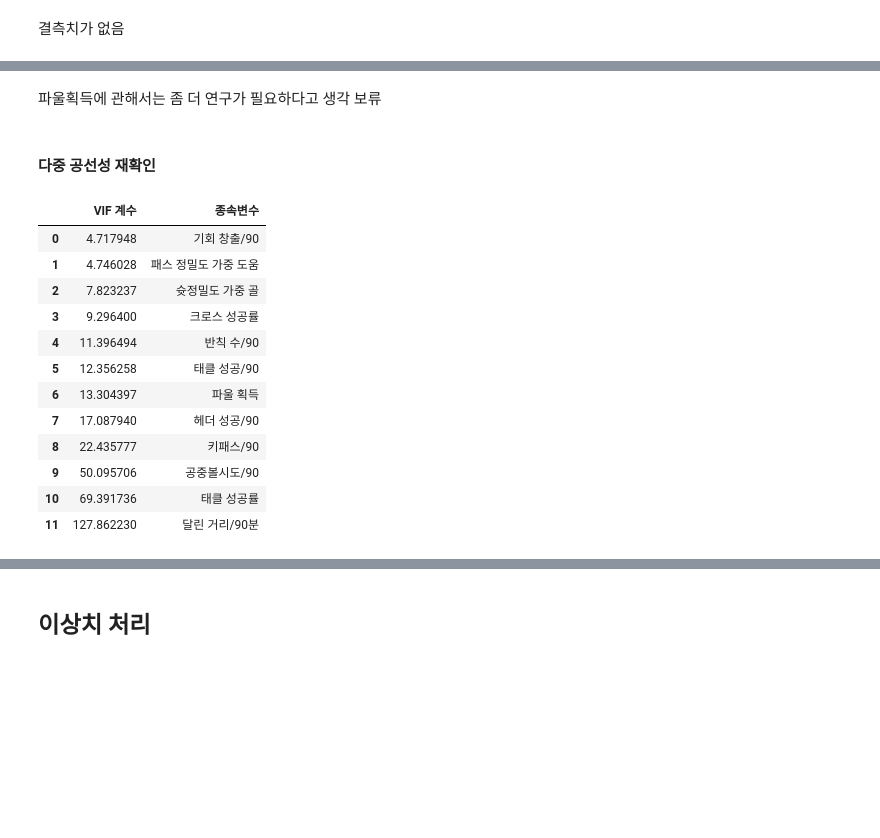
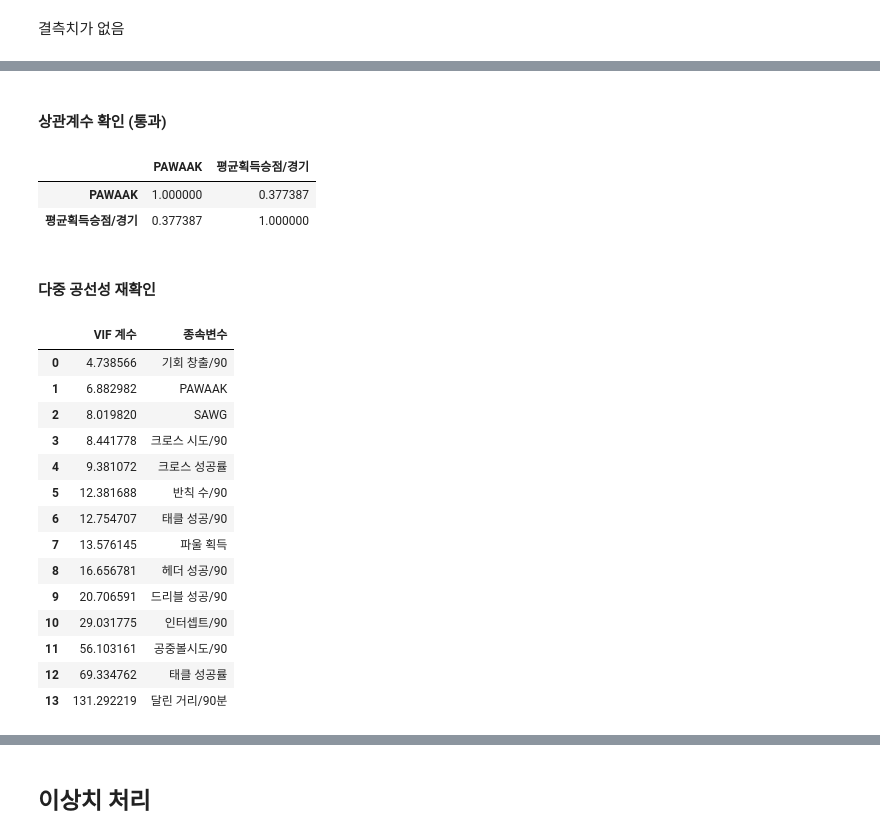
Before and after one commit to YongJaeJung/FM_DA_Project, a Jupyter notebook: 03.표준획득승점 선형회귀-tensorflow-공격수.ipynb, the cells around one changed output, grey strips where cells are left out. Drawn from its saved outputs; the diff is of its cells as text; code cells hidden in the pictures; blank space fills up the shorter version.

```diff
--- a/03.표준획득승점 선형회귀-tensorflow-공격수.ipynb
+++ b/03.표준획득승점 선형회귀-tensorflow-공격수.ipynb
@@ -293,17 +327,0 @@ this_vif
-# %%
-independent_value = independent_value - {'드리블 성공/90','크로스 시도/90','인터셉트/90'}
-
-# 상관계수의 절대값이 0.7 이상인것들
-high_corr_list = []
-feature_comb = list(combinations(independent_value,2))
-corr_dict_pair = {}
-
-# 골,도움 같은 변수는 범주형 자료이므로 스피어만 상관계수 사용
-for a,b in feature_comb:
-    spearmann = spearmanr(forward_df[[a,b]])
-    corr_dict_pair[f'{a} / {b}'] = (spearmann[0],spearmann[1],spearmann[1]>=0.05)
-
-    if spearmann[0] >= 0.7 or spearmann[0] <= -0.7:
-        high_corr_list.append([a,b,spearmann[0]])
-
-pd.DataFrame(high_corr_list,columns=['변수 1','변수 2','상관계수'])
@@ -317,12 +342,12 @@ pd.DataFrame(high_corr_list,columns=['변수 1','변수 2','상관계수'])
 # %%
 # 0골인 선수 보정
-
 forward_df['골'] = forward_df['골']+1
 
-forward_df['슛정밀도 가중 골'] = (forward_df['경기당 유효 슈팅/90'] / forward_df['경기당 슈팅/90'])*forward_df['골']
+# Shoot Accuracy Weighted Goal
+forward_df['SAWG'] = (forward_df['경기당 유효 슈팅/90'] / forward_df['경기당 슈팅/90'])*forward_df['골']
 
-independent_value.add('슛정밀도 가중 골')
+independent_value.add('SAWG')
 independent_value = independent_value - set(['골','경기당 슈팅/90','경기당 유효 슈팅/90'])
 
-forward_df['슛정밀도 가중 골']
+forward_df[['이름','SAWG']].sort_values(by='SAWG',ascending=False).head()
 # %% [output]
@@ -345,10 +385,11 @@ Name: 슛정밀도 가중 골, Length: 971, dtype: float64
 
 forward_df['도움'] = forward_df['도움']+1
 
-forward_df['패스 정밀도 가중 도움'] = (forward_df['경기당 패스 성공/90'] / forward_df['경기당 패스 시도/90'])*forward_df['도움']
+# Pass Accuracy Weighted Assist And Keypass
+forward_df['PAWAAK'] = (forward_df['경기당 패스 성공/90'] / forward_df['경기당 패스 시도/90'])*forward_df['도움']+forward_df['키패스/90']
 
-independent_value.add('패스 정밀도 가중 도움')
-independent_value = independent_value - set(['도움','경기당 패스 시도/90','경기당 패스 성공/90'])
+independent_value.add('PAWAAK')
+independent_value = independent_value - set(['도움','경기당 패스 시도/90','경기당 패스 성공/90','키패스/90'])
 
-forward_df['패스 정밀도 가중 도움']
+forward_df[['이름','PAWAAK']].sort_values(by='PAWAAK',ascending=False).head()
 # %% [output]
@@ -382,24 +402,28 @@ independent_value
-# %% [markdown]
-파울획득에 관해서는 좀 더 연구가 필요하다고 생각 보류
+# %% [markdown]
+#### 상관계수 확인 (통과)
+# %%
+forward_df[['PAWAAK','평균획득승점/경기']].corr()
+# %% [output]
+|  | PAWAAK | 평균획득승점/경기 |
+| PAWAAK | 1.000000 | 0.377387 |
+| 평균획득승점/경기 | 0.377387 | 1.000000 |
 # %% [markdown]
 #### 다중 공선성 재확인
 # %%
-this_vif = pd.DataFrame()
-this_vif["VIF 계수"] = [vif(forward_df.loc[:,independent_value].values,i) for i in range(forward_df.loc[:,independent_value].values.shape[1])]
-this_vif["종속변수"] = forward_df.loc[:,independent_value].columns
-this_vif = this_vif.sort_values("VIF 계수").reset_index(drop=True)
-this_vif
+check_vif(independent_value)
 # %% [output]
 |  | VIF 계수 | 종속변수 |
-| 0 | 4.717948 | 기회 창출/90 |
-| 1 | 4.746028 | 패스 정밀도 가중 도움 |
-| 2 | 7.823237 | 슛정밀도 가중 골 |
-| 3 | 9.296400 | 크로스 성공률 |
-| 4 | 11.396494 | 반칙 수/90 |
-| 5 | 12.356258 | 태클 성공/90 |
-| 6 | 13.304397 | 파울 획득 |
-| 7 | 17.087940 | 헤더 성공/90 |
-| 8 | 22.435777 | 키패스/90 |
-| 9 | 50.095706 | 공중볼시도/90 |
-| 10 | 69.391736 | 태클 성공률 |
-| 11 | 127.862230 | 달린 거리/90분 |
+| 0 | 4.738566 | 기회 창출/90 |
+| 1 | 6.882982 | PAWAAK |
+| 2 | 8.019820 | SAWG |
+| 3 | 8.441778 | 크로스 시도/90 |
+| 4 | 9.381072 | 크로스 성공률 |
+| 5 | 12.381688 | 반칙 수/90 |
+| 6 | 12.754707 | 태클 성공/90 |
+| 7 | 13.576145 | 파울 획득 |
+| 8 | 16.656781 | 헤더 성공/90 |
+| 9 | 20.706591 | 드리블 성공/90 |
+| 10 | 29.031775 | 인터셉트/90 |
+| 11 | 56.103161 | 공중볼시도/90 |
+| 12 | 69.334762 | 태클 성공률 |
+| 13 | 131.292219 | 달린 거리/90분 |
```
Also changed, not shown: parts of 87 cells of this notebook, 2 other files.
